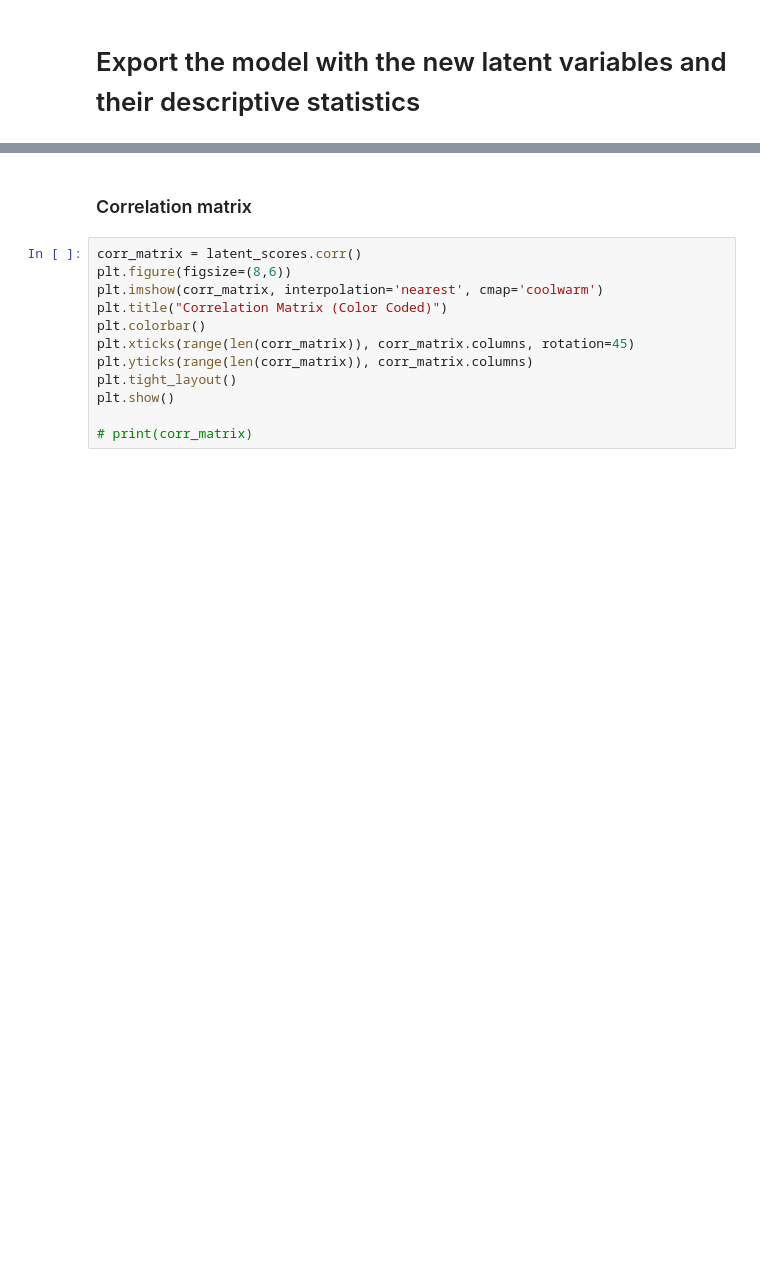
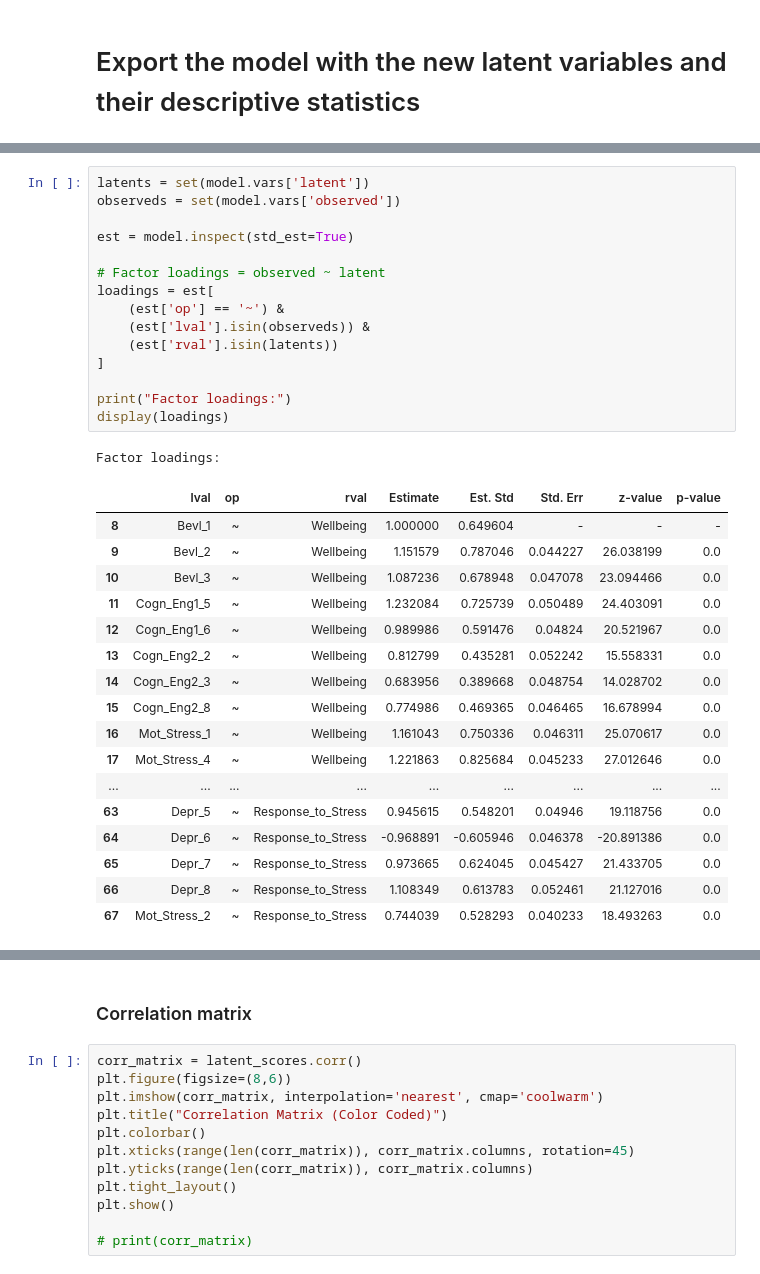
Before and after one commit to MC0338/Project-Data-Science, a Jupyter notebook: DataAnalysis.ipynb, the cells around one changed output, grey strips where cells are left out. Cells and saved outputs as stored; diff of their text form; blank space fills up the shorter version.

```diff
--- a/DataAnalysis.ipynb
+++ b/DataAnalysis.ipynb
@@ -60,3 +60,37 @@ latent_scores.describe()
+# %%
+latents = set(model.vars['latent'])
+observeds = set(model.vars['observed'])
+
+est = model.inspect(std_est=True)
+
+# Factor loadings = observed ~ latent
+loadings = est[
+    (est['op'] == '~') &
+    (est['lval'].isin(observeds)) &
+    (est['rval'].isin(latents))
+]
+
+print("Factor loadings:")
+display(loadings)
+# %% [output]
+Factor loadings:
+|  | lval | op | rval | Estimate | Est. Std | Std. Err | z-value | p-value |
+| 8 | Bevl_1 | ~ | Wellbeing | 1.000000 | 0.649604 | - | - | - |
+| 9 | Bevl_2 | ~ | Wellbeing | 1.151579 | 0.787046 | 0.044227 | 26.038199 | 0.0 |
+| 10 | Bevl_3 | ~ | Wellbeing | 1.087236 | 0.678948 | 0.047078 | 23.094466 | 0.0 |
+| 11 | Cogn_Eng1_5 | ~ | Wellbeing | 1.232084 | 0.725739 | 0.050489 | 24.403091 | 0.0 |
+| 12 | Cogn_Eng1_6 | ~ | Wellbeing | 0.989986 | 0.591476 | 0.04824 | 20.521967 | 0.0 |
+| 13 | Cogn_Eng2_2 | ~ | Wellbeing | 0.812799 | 0.435281 | 0.052242 | 15.558331 | 0.0 |
+| 14 | Cogn_Eng2_3 | ~ | Wellbeing | 0.683956 | 0.389668 | 0.048754 | 14.028702 | 0.0 |
+| 15 | Cogn_Eng2_8 | ~ | Wellbeing | 0.774986 | 0.469365 | 0.046465 | 16.678994 | 0.0 |
+| 16 | Mot_Stress_1 | ~ | Wellbeing | 1.161043 | 0.750336 | 0.046311 | 25.070617 | 0.0 |
+| 17 | Mot_Stress_4 | ~ | Wellbeing | 1.221863 | 0.825684 | 0.045233 | 27.012646 | 0.0 |
+| ... | ... | ... | ... | ... | ... | ... | ... | ... |
+| 63 | Depr_5 | ~ | Response_to_Stress | 0.945615 | 0.548201 | 0.04946 | 19.118756 | 0.0 |
+| 64 | Depr_6 | ~ | Response_to_Stress | -0.968891 | -0.605946 | 0.046378 | -20.891386 | 0.0 |
+| 65 | Depr_7 | ~ | Response_to_Stress | 0.973665 | 0.624045 | 0.045427 | 21.433705 | 0.0 |
+| 66 | Depr_8 | ~ | Response_to_Stress | 1.108349 | 0.613783 | 0.052461 | 21.127016 | 0.0 |
+| 67 | Mot_Stress_2 | ~ | Response_to_Stress | 0.744039 | 0.528293 | 0.040233 | 18.493263 | 0.0 |
 # %%
 # Plot histogram for each latent variable
 for col in latent_scores.columns:
```
Also changed, not shown: parts of 7 cells of this notebook, 5 other files.
